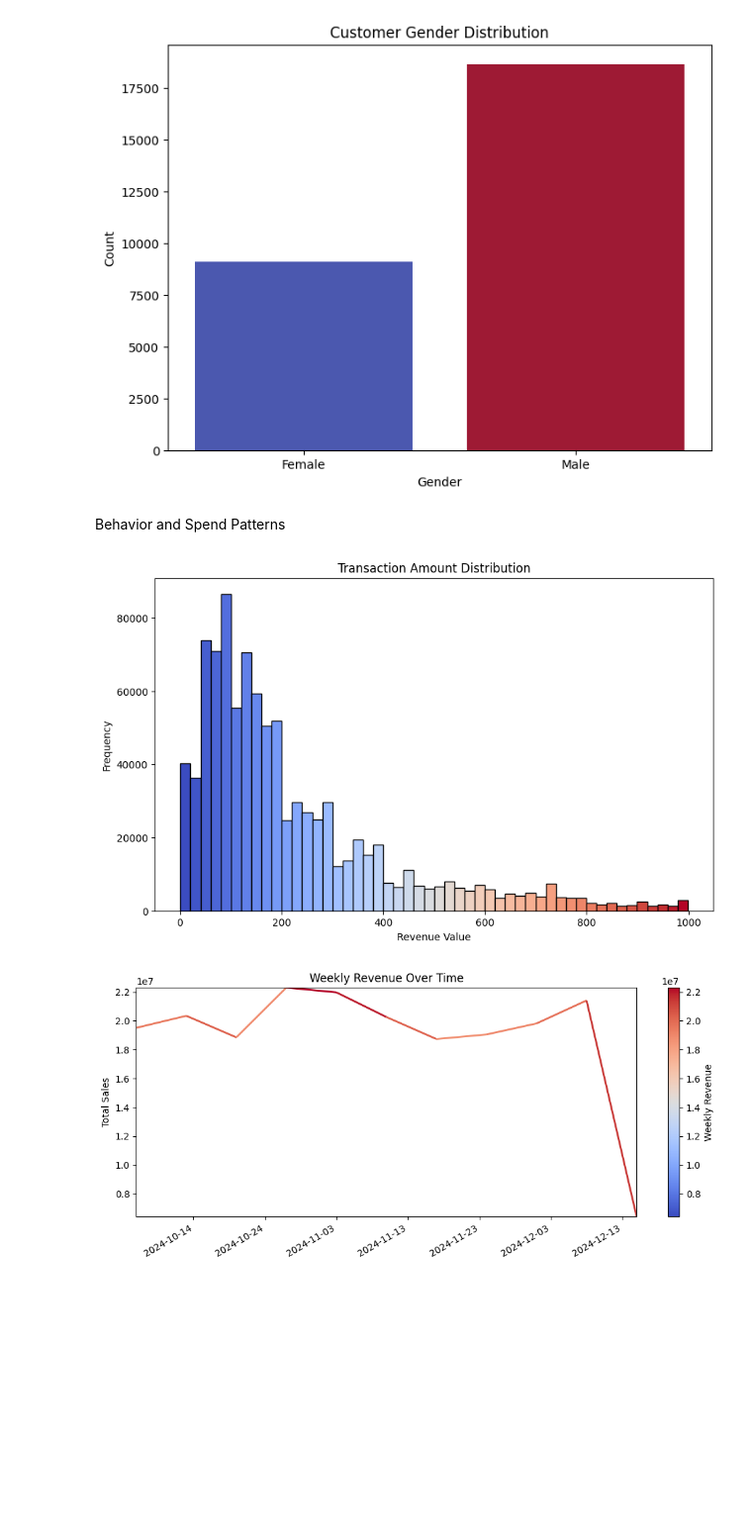
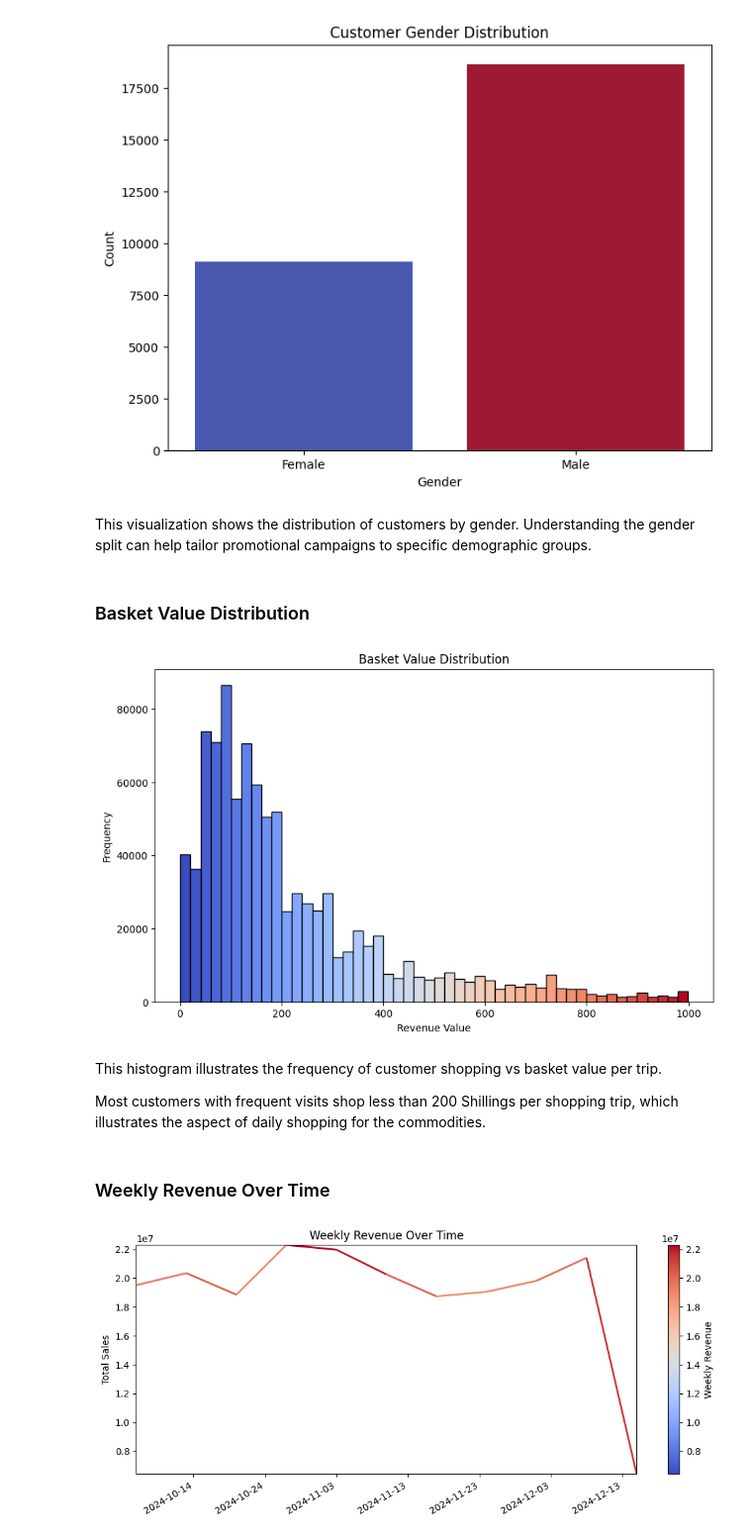
Before and after one commit to Sama-stack/Loyalty-Program-Project-Group-2, a Jupyter notebook: Group_2_Phase_5_Project_Capstone.ipynb, the cells around one changed output. Shown at 99% size. Saved outputs shown, nothing was run; the diff lists cells and outputs as text; code cells hidden in the pictures; blank space fills up the shorter version.

```diff
--- a/Group_2_Phase_5_Project_Capstone.ipynb
+++ b/Group_2_Phase_5_Project_Capstone.ipynb
@@ -418,33 +456,41 @@ plt.ylabel('Count')
 plt.show()
 # %% [output]
 [figure]
-# %% [markdown]
-Behavior and Spend Patterns
+# %% [markdown]
+This visualization shows the distribution of customers by gender. Understanding the gender split can help tailor promotional campaigns to specific demographic groups.
+# %% [markdown]
+### Basket Value Distribution
 # %%
-# Transaction amount distribution
+# Distribution of basket value
 # Prepare data
-import matplotlib.colors as mcolors  # renamed to avoid conflict
+import matplotlib.colors as mcolors
 
 # Prepare data
 data = transactions_df['revenue_value']
 bins = 50
 
 # Create histogram data
 counts, bin_edges = np.histogram(data, bins=bins)
 bin_centers = 0.5 * (bin_edges[:-1] + bin_edges[1:])
 
 # Normalize bin centers for colormap
 norm = mcolors.Normalize(vmin=min(bin_centers), vmax=max(bin_centers))
 cmap = cm.get_cmap('coolwarm')
 bar_colors = cmap(norm(bin_centers))
 
 # Plot histogram with colored bars
 plt.figure(figsize=(10, 6))
 plt.bar(bin_centers, counts, width=np.diff(bin_edges), color=bar_colors, edgecolor='black')
-plt.title('Transaction Amount Distribution')
+plt.title('Basket Value Distribution')
 plt.xlabel('Revenue Value')
 plt.ylabel('Frequency')
 plt.show()
 # %% [output]
-[figure, old version]
+[figure, new version]
+# %% [markdown]
+This histogram illustrates the frequency of customer shopping vs basket value per trip.
+
+Most customers with frequent visits shop less than 200 Shillings per shopping trip, which illustrates the aspect of daily shopping for the commodities.
+# %% [markdown]
+### Weekly Revenue Over Time
 # %%
```
Also changed, not shown: parts of 86 cells of this notebook, 7 other files.
